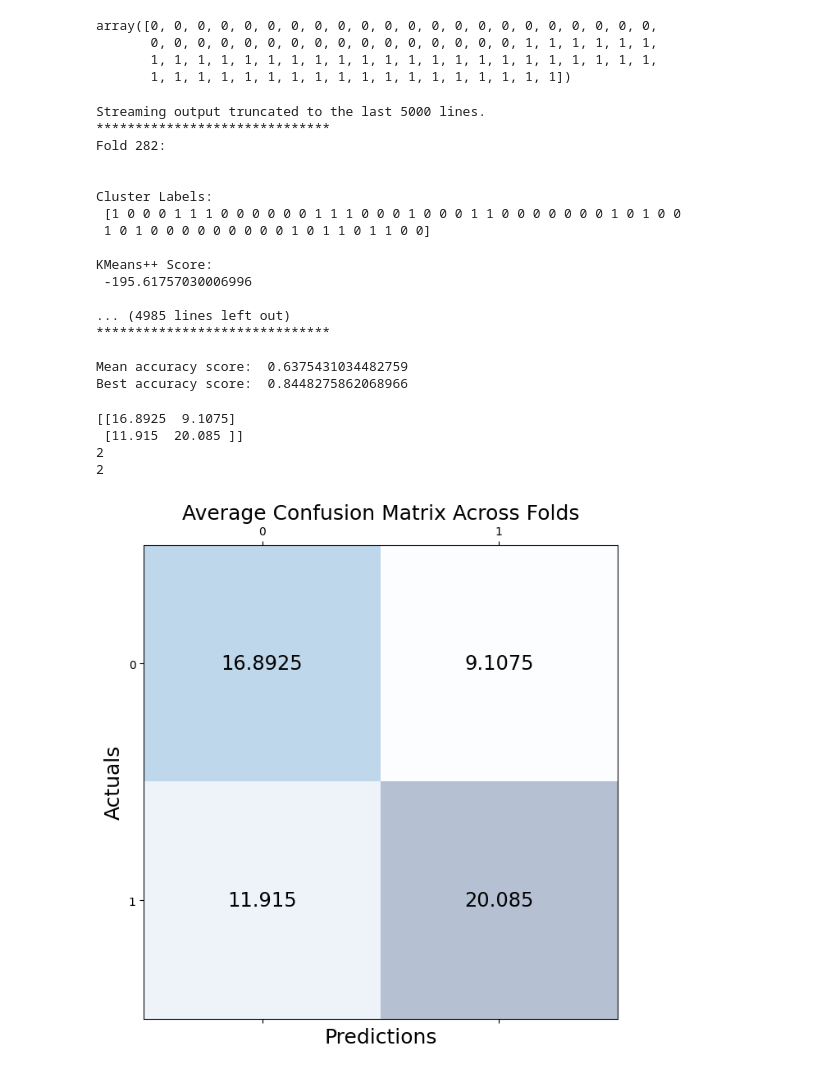
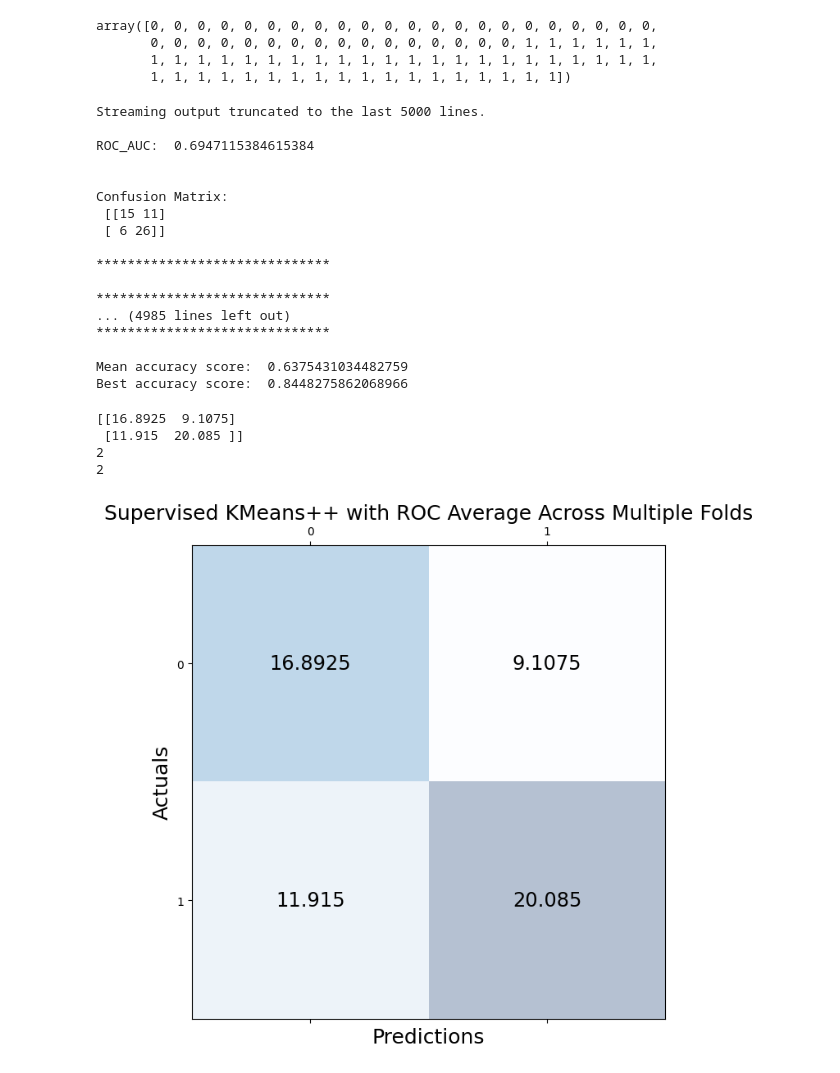
Before and after one commit to lucia1970-student/GA-PyTorch, a Jupyter notebook: Supervised_KMeans++_ROC.ipynb, the cells around one changed output. Drawn from its saved outputs; the diff is of its cells as text; code cells hidden in the pictures.

```diff
--- a/Supervised_KMeans++_ROC.ipynb
+++ b/Supervised_KMeans++_ROC.ipynb
@@ -203,7 +203,7 @@ import numpy as np
 from sklearn.decomposition import PCA
 from sklearn.preprocessing import LabelEncoder, StandardScaler
 
-pca.n_components = 4
+pca=PCA(n_components = 4)
 X = pca.fit_transform(X)
 print("Explained Variance Ratio: ", sum(pca.explained_variance_ratio_))
 
@@ -220,6 +220,10 @@ array([0, 0, 0, 0, 0, 0, 0, 0, 0, 0, 0, 0, 0, 0, 0, 0, 0, 0, 0, 0, 0, 0,
        1, 1, 1, 1, 1, 1, 1, 1, 1, 1, 1, 1, 1, 1, 1, 1, 1, 1, 1, 1, 1, 1,
        1, 1, 1, 1, 1, 1, 1, 1, 1, 1, 1, 1, 1, 1, 1, 1, 1, 1])
 # %%
+#Supervised KMeans++ with Cross Validation using ROC Scoring.
+#As an attempt to guide KMeans to align clustered labels values (predictions)
+#with Ground Truth values.
+
 import numpy as np
 import matplotlib.pyplot as plt
 from sklearn.cluster import KMeans
@@ -281,22 +285,22 @@ for i, (train_index, test_index) in enumerate(strat_shuffle_split.split(X, y)):
 
     # Use encoded y_test for comparison
     y_test_encoded = np.where(y_test > 1, 1, y_test)
-    y_train_encoded = np.where(y_train > 1, 1, y_train) # Ensure y_train is also binary
+    y_train_encoded = np.where(y_train > 1, 1, y_train)
 
     #Display fold performance results
     print(f"Fold {i+1}: \n")
     print("\nCluster Labels: \n", cluster_labels)
     print("\nKMeans++ Score: \n", kmeans.score(X_train))
     print("\nMapping predictions: \n", mapped_preds)
-    print("\nGround Truth: \n", y_test_encoded)
+    print("\nGround Truth: \n", y_train_encoded)
 
     # Use encoded y_train for accuracy calculation
-    accuracy_score_fold = np.mean(mapped_preds == y_train)
+    accuracy_score_fold = np.mean(mapped_preds == y_train_encoded)
     accuracy_scores.append(accuracy_score_fold)
     print("\nAccuracy Score: ", accuracy_score_fold)
 
     # Use encoded y_train for classification report
-    print("\nClassification Report: \n", classification_report(y_train, mapped_preds))
+    print("\nClassification Report: \n", classification_report(y_train_encoded, mapped_preds))
 
     # Use encoded y_train for silhouette score
     current_silhouette_score = silhouette_score(X_train, mapped_preds)
@@ -304,7 +308,7 @@ for i, (train_index, test_index) in enumerate(strat_shuffle_split.split(X, y)):
 
     # Compute ROC Curve
     # Use encoded y_train for ROC curve calculation
-    fpr, tpr, thresholds_kmeans = roc_curve(y_train, mapped_preds)
+    fpr, tpr, thresholds_kmeans = roc_curve(y_train_encoded, mapped_preds)
     roc_auc = auc(fpr, tpr)
     print("\nROC_AUC: ", roc_auc, "\n")
 
@@ -320,7 +324,7 @@ for i, (train_index, test_index) in enumerate(strat_shuffle_split.split(X, y)):
 
     # Applying  Decision Function Using Optimal Threshold
     # Compute Distance to Cluster Centroids
-    distances = kmeans.transform(X_test)  # Distance to each centroid for test data
+    distances = kmeans.transform(X_train)  # Distance to each centroid for test data
     min_distances = np.min(distances, axis=1)  # Min distance to closest cluster
 
     # Apply Threshold-Based Decision Rule
@@ -328,7 +332,7 @@ for i, (train_index, test_index) in enumerate(strat_shuffle_split.split(X, y)):
 
     # Compute Confusion Matrix
     # Use encoded y_train for confusion matrix calculation
-    cm = confusion_matrix(y_train, mapped_preds)
+    cm = confusion_matrix(y_train_encoded, mapped_preds)
 
     # Ensure confusion matrix is always 2x2
     if cm.shape != (2, 2):
@@ -354,50 +358,50 @@ print("Best accuracy score: ", best_accuracy)
 avg_conf_matrix = np.mean(conf_matrices, axis=0)
 # %% [output]
 Streaming output truncated to the last 5000 lines.
-******************************
-Fold 282:
+
+ROC_AUC:  0.6947115384615384
 
 
-Cluster Labels:
- [1 0 0 0 1 1 1 0 0 0 0 0 0 1 1 1 0 0 0 1 0 0 0 1 1 0 0 0 0 0 0 0 1 0 1 0 0
- 1 0 1 0 0 0 0 0 0 0 0 0 1 0 1 1 0 1 1 0 0]
+Confusion Matrix:
+ [[15 11]
+ [ 6 26]]
 
-KMeans++ Score:
- -195.61757030006996
+******************************
 
+******************************
 ... (4985 lines left out)
 ******************************
 
 Mean accuracy score:  0.6375431034482759
 Best accuracy score:  0.8448275862068966
 # %%
-# Displaying KMeans++ confusion matrix for
+# Displaying KMeans++ confusion matrix for Supervised KMeans++.
 #2 classes (Groups - ASD and CTRL) - (NO TD))
 
 from sklearn.metrics import confusion_matrix
 import matplotlib.pyplot as plt
 
 c_cm = cm
 cm = avg_conf_matrix
 
 print(avg_conf_matrix)
 print(cm.shape[0])
 print(cm.shape[1])
 fig, ax = plt.subplots(figsize=(7.5, 7.5))
 ax.matshow(cm, cmap=plt.cm.Blues, alpha=0.3)
 for i in range(cm.shape[0]):
     for j in range(cm.shape[1]):
         ax.text(x=j, y=i,s=cm[i, j], va='center',
                 ha='center', size='xx-large')
 
 plt.xlabel('Predictions', fontsize=18)
 plt.ylabel('Actuals', fontsize=18)
-plt.title('Average Confusion Matrix Across Folds', fontsize=18)
+plt.title('Supervised KMeans++ with ROC Average Across Multiple Folds', fontsize=18)
 plt.show()
 # %% [output]
 [[16.8925  9.1075]
  [11.915  20.085 ]]
 2
 2
-[figure, old version]
+[figure, new version]
 # %%
```
Also changed, not shown: parts of 4 cells of this notebook.
